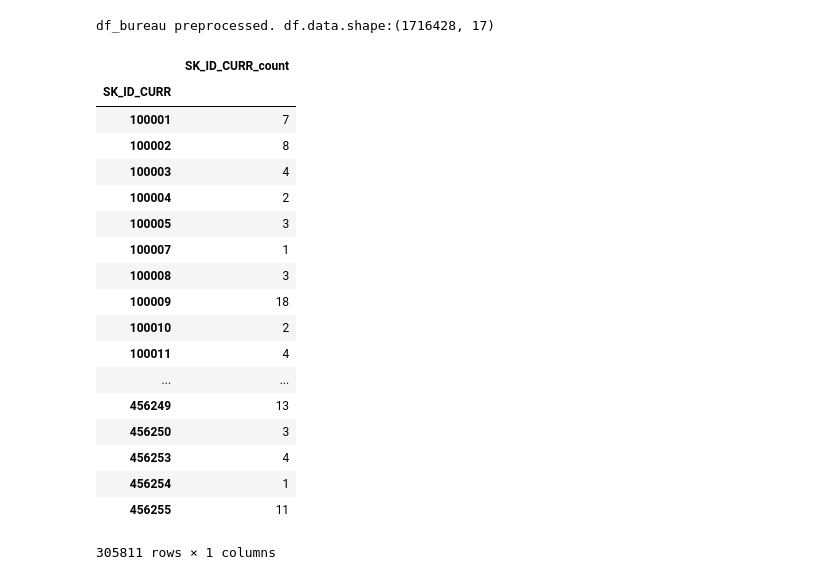
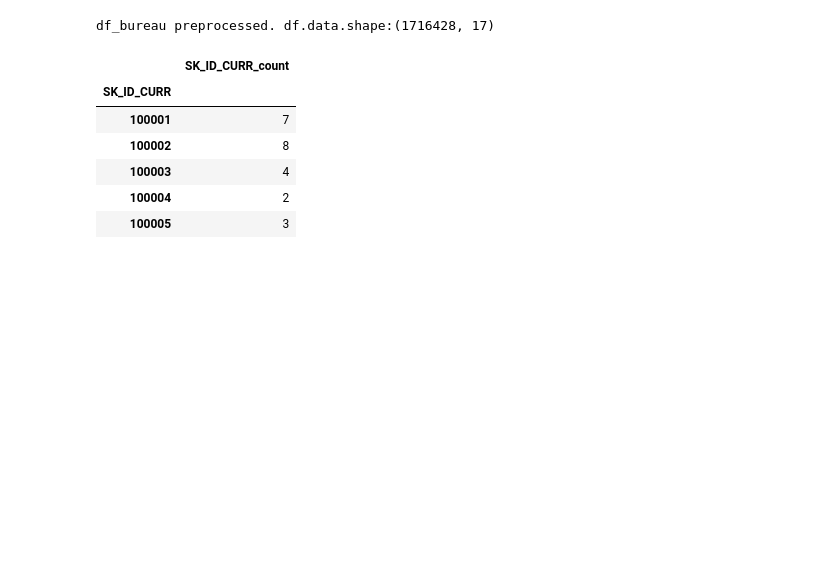
Before and after one commit to Edwardp17/home_credit, a Jupyter notebook: src/manual_fe.ipynb, the cells around one changed output. Drawn from its saved outputs; the diff is of its cells as text; code cells hidden in the pictures; blank space fills up the shorter version.

```diff
--- a/src/manual_fe.ipynb
+++ b/src/manual_fe.ipynb
@@ -50,25 +50,13 @@ pre.set_bureau_train_features()
 # %% [output]
 df_bureau preprocessed. df.data.shape:(1716428, 17)
 # %%
-pre.df_bureau_features
+pre.df_bureau_features.head()
 # %% [output]
 |  | SK_ID_CURR_count |
 | SK_ID_CURR |  |
 | 100001 | 7 |
 | 100002 | 8 |
 | 100003 | 4 |
 | 100004 | 2 |
 | 100005 | 3 |
-| 100007 | 1 |
-| 100008 | 3 |
-| 100009 | 18 |
-| 100010 | 2 |
-| 100011 | 4 |
-| ... | ... |
-| 456249 | 13 |
-| 456250 | 3 |
-| 456253 | 4 |
-| 456254 | 1 |
-| 456255 | 11 |
-305811 rows × 1 columns
 # %%
```
Also changed, not shown: parts of 8 cells of this notebook, 2 other files.
